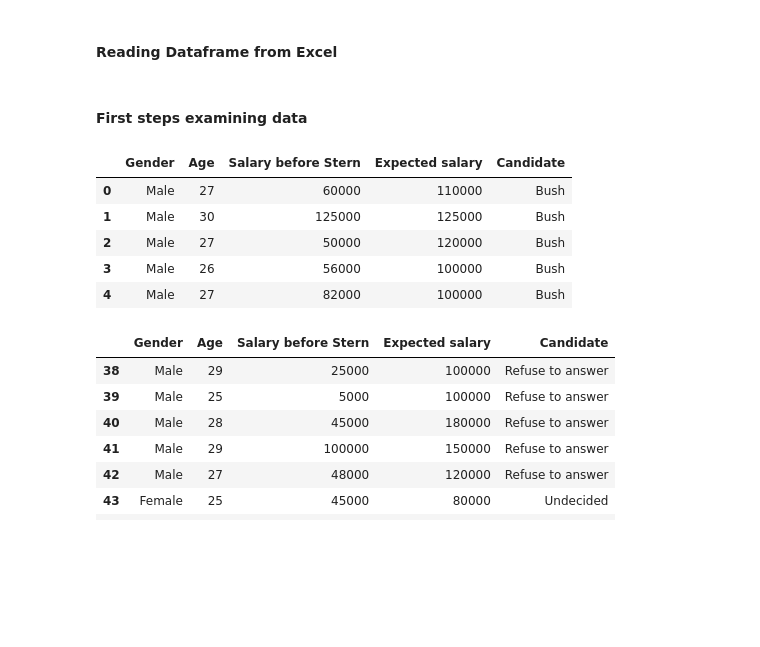
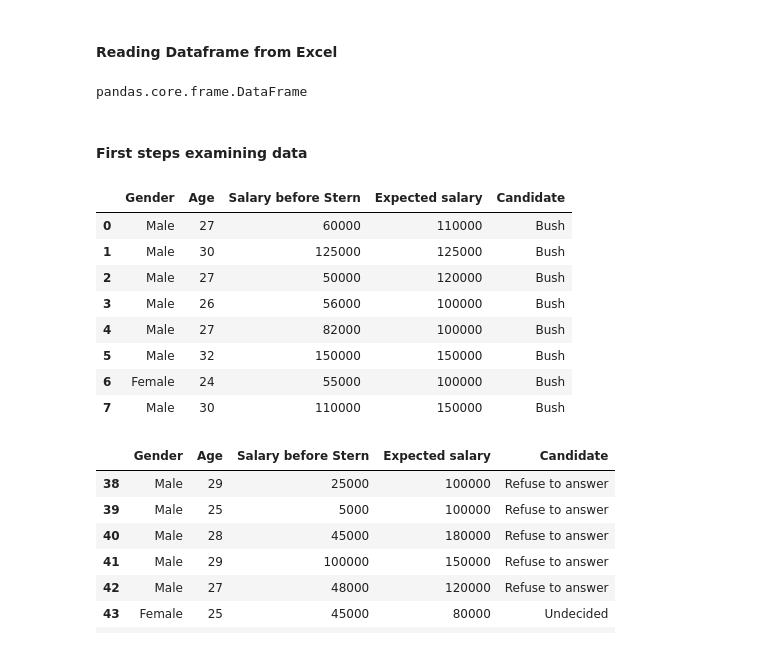
Before and after one commit to rsouza/Python_Course, a Jupyter notebook: Notebooks/16_Pandas_Descriptive_statistic.ipynb, the cells around one changed output. Saved outputs shown, nothing was run; the diff lists cells and outputs as text; code cells hidden in the pictures; blank space fills up the shorter version.

```diff
--- a/Notebooks/16_Pandas_Descriptive_statistic.ipynb
+++ b/Notebooks/16_Pandas_Descriptive_statistic.ipynb
@@ -18,17 +18,24 @@ import seaborn as sns
 #### Reading Dataframe from Excel
 # %%
 dfvote = pd.read_excel(os.path.join('../Data','CSV','votesurvey.xls'))
+# %%
+type(dfvote)
+# %% [output]
+pandas.core.frame.DataFrame
 # %% [markdown]
 #### First steps examining data
 # %%
-dfvote.head()
+dfvote.head(8)
 # %% [output]
 |  | Gender | Age | Salary before Stern | Expected salary | Candidate |
 | 0 | Male | 27 | 60000 | 110000 | Bush |
 | 1 | Male | 30 | 125000 | 125000 | Bush |
 | 2 | Male | 27 | 50000 | 120000 | Bush |
 | 3 | Male | 26 | 56000 | 100000 | Bush |
 | 4 | Male | 27 | 82000 | 100000 | Bush |
+| 5 | Male | 32 | 150000 | 150000 | Bush |
+| 6 | Female | 24 | 55000 | 100000 | Bush |
+| 7 | Male | 30 | 110000 | 150000 | Bush |
 # %%
 dfvote.tail(10)
 # %% [output]
```
Also changed, not shown: parts of 14 cells of this notebook, 4 other files.
